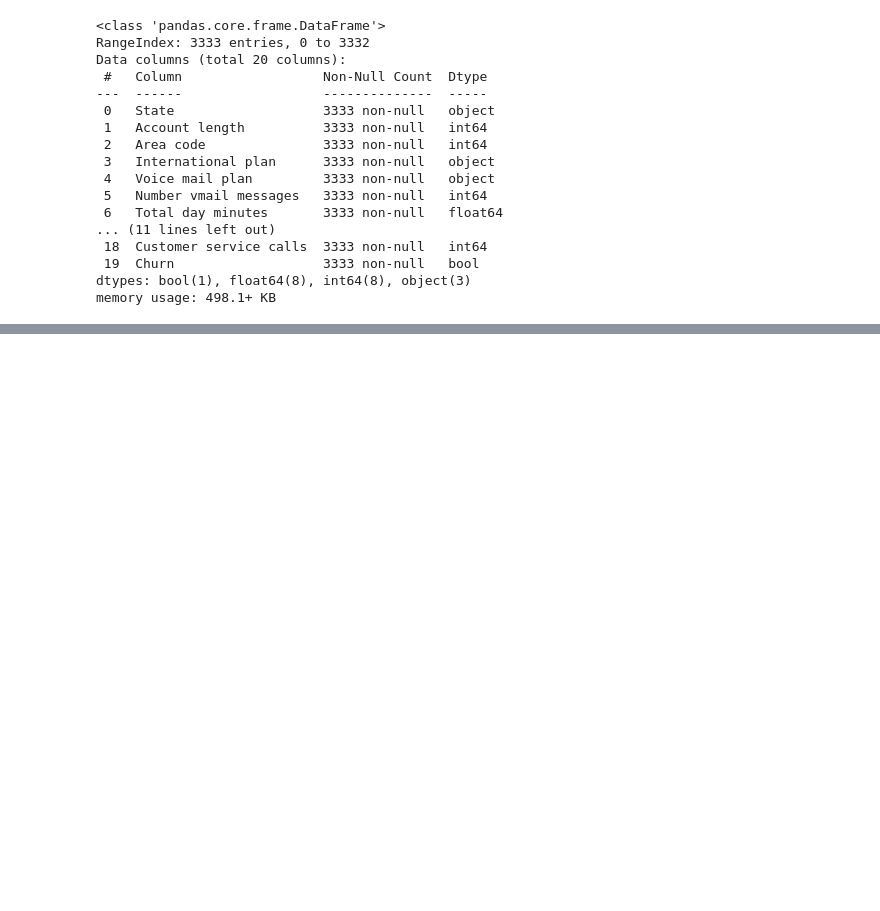
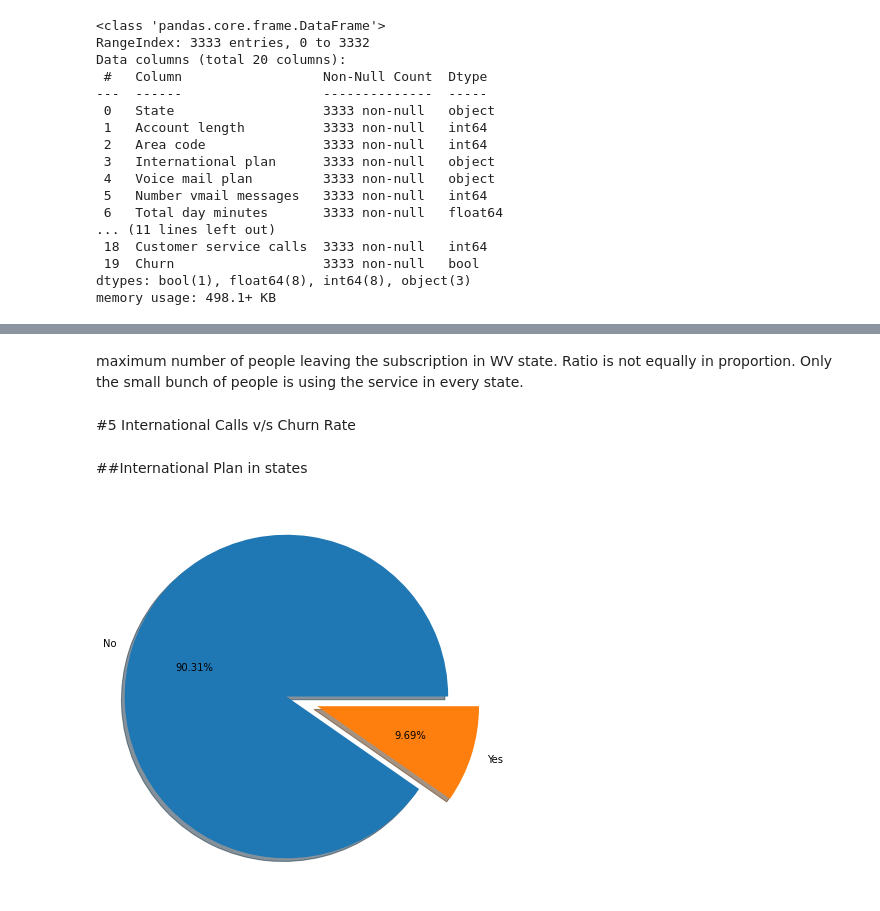
Before and after one commit to Zeeshan00789/Telecom-churn-analysis, a Jupyter notebook: Telecom_Churn_Analysis_Capstone_Project.ipynb, the cells around one changed output, grey strips where cells are left out. Saved outputs shown, nothing was run; the diff lists cells and outputs as text; code cells hidden in the pictures; blank space fills up the shorter version.

```diff
--- a/Telecom_Churn_Analysis_Capstone_Project.ipynb
+++ b/Telecom_Churn_Analysis_Capstone_Project.ipynb
@@ -168,0 +223,18 @@ plt.rcParams['figure.figsize']= (40,35)
+# %% [markdown]
+maximum number of people leaving the subscription in WV state.  Ratio is not equally in proportion. Only the small bunch of people is using the service in every state.
+# %% [markdown]
+#5 International Calls v/s Churn Rate
+# %% [markdown]
+##International Plan in states
+# %%
+labels = df["International plan"].value_counts().keys().tolist()
+#values
+values = df["International plan"].value_counts().values.tolist()
+#figure size
+fig = plt.figure(figsize =(7, 7))
+#pie chart for values and labels with there percentage count
+plt.pie(values, labels = labels,autopct='%0.2f%%',explode=[0.2,0],shadow=True)
+plt.axis("equal")
+plt.show()
+# %% [output]
+[figure, added]
```
Also changed, not shown: parts of 44 cells of this notebook.
